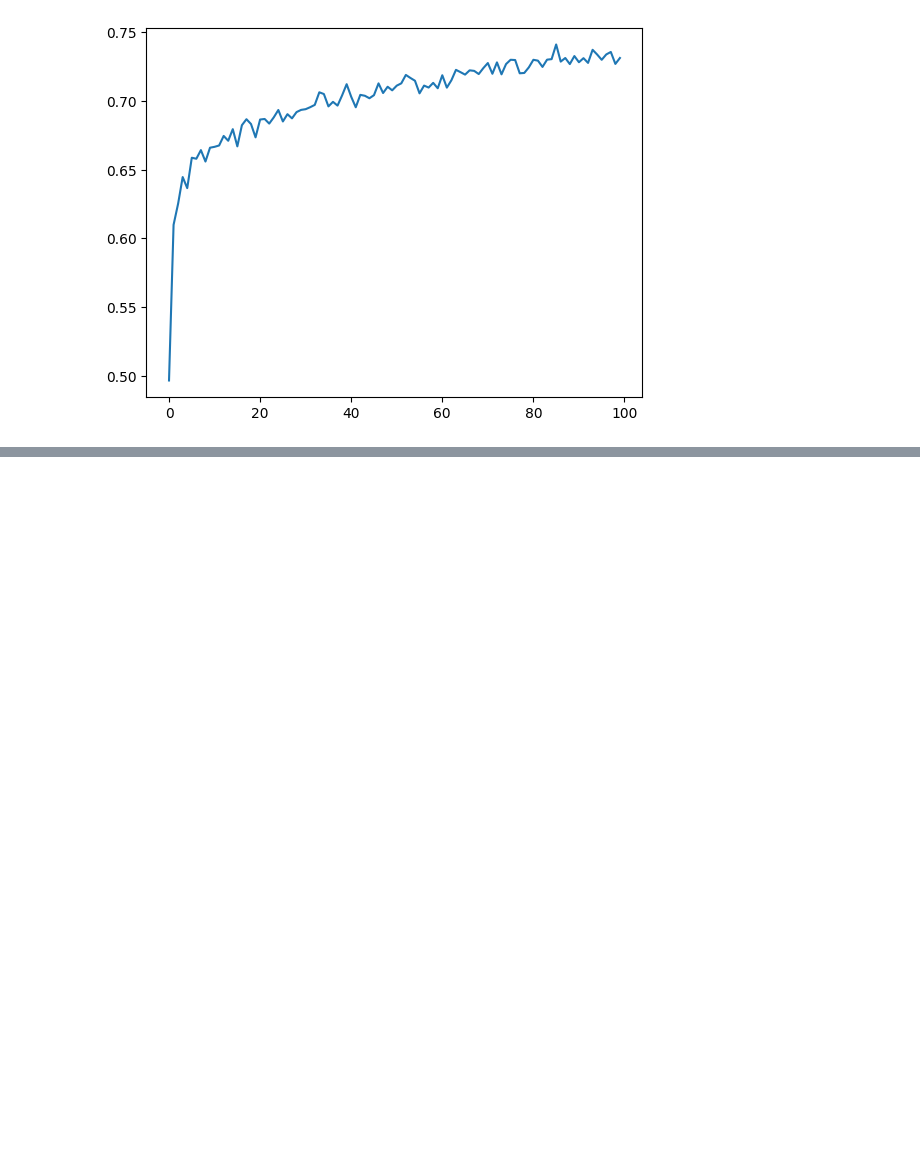
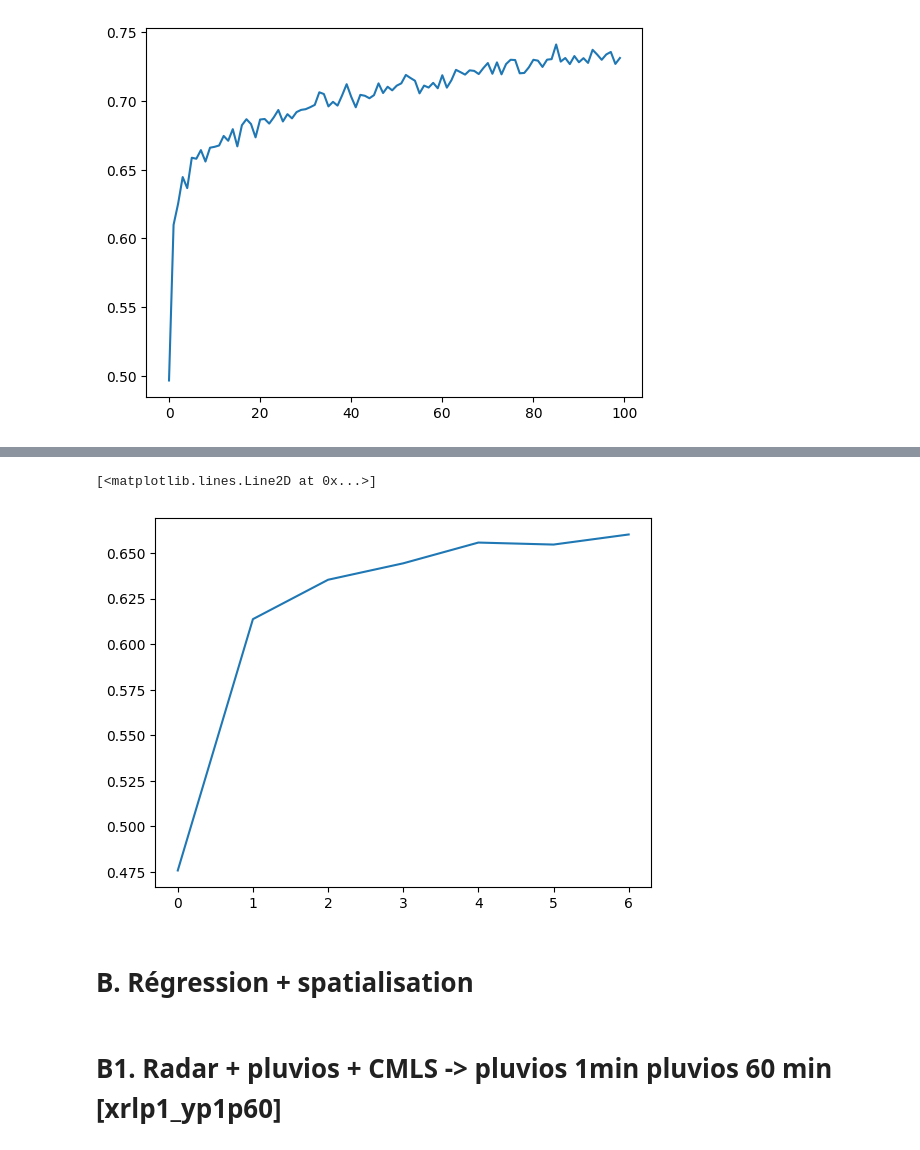
Before and after one commit to nanopiero/fusion, a Jupyter notebook: notebooks/training_fcn.ipynb, the cells around one changed output, grey strips where cells are left out. Drawn from its saved outputs; the diff is of its cells as text; code cells hidden in the pictures; blank space fills up the shorter version.

```diff
--- a/notebooks/training_fcn.ipynb
+++ b/notebooks/training_fcn.ipynb
@@ -282,6 +282,11 @@ size = nsteps * 3
 model = UNet(ch_in, ch_out, size).to(device)
 optimizer = torch.optim.Adam(model.parameters(), lr=0.005)
 # %%
+
+import torch
+import torch.nn as nn
+import torch.nn.functional as F
+from sklearn.metrics import confusion_matrix
 class QPELoss_fcn(nn.Module):
     def __init__(self, cumuls_1h = False):
         super(QPELoss_fcn, self).__init__()
@@ -304,7 +309,7 @@ class QPELoss_fcn(nn.Module):
       output_qpe = outputs[:, 2*nsteps:3*nsteps , ...]\
                                 .view(bs, 1, nsteps, S**2)
 
-      masked_output_qpe = outputs_qpe[mask][masked_targets > 0]
+      masked_output_qpe = output_qpe[mask][masked_targets > 0]
       masked_target_qpe = masked_targets[masked_targets > 0]
 
 
@@ -374,6 +377,7 @@ model.train()
 for epoch in range(100):
 
   running_regression_loss = 0.0
+  running_regression_loss_1h = 0.0
   running_segmentation_loss = 0.0
   train_confusion_matrix = np.zeros((2, 2), dtype=int)
   for i, (images, pairs, filters) in enumerate(loader):
@@ -406,7 +410,7 @@ for epoch in range(100):
     optimizer.zero_grad()  # Zero the gradients
     outputs = model(inputs)  # Forward pass
 
-    regression_loss, segmentation_loss, loss, batch_cm = criterion(model.p, outputs, targets)
+    regression_loss, regression_loss_1h, segmentation_loss, loss, batch_cm = criterion(model.p, outputs, targets)
     loss.backward()  # Backward pass
     optimizer.step()  # Update the weights
 
@@ -414,14 +418,16 @@ for epoch in range(100):
     torch.cuda.empty_cache()
 
     running_regression_loss += regression_loss
+    running_regression_loss_1h += regression_loss_1h
     running_segmentation_loss += segmentation_loss
     train_confusion_matrix += batch_cm
 
   # Calculating average training loss
   train_regression_loss = running_regression_loss / len(loader)
+  train_regression_loss_1h = running_regression_loss_1h / len(loader)
   train_segmentation_loss = running_segmentation_loss / len(loader)
-  train_losses.append((epoch, train_regression_loss, train_segmentation_loss, train_confusion_matrix))
-  print(f'Training, Regression Loss: {train_regression_loss:.4f}, Segmentation Loss:{train_segmentation_loss:.4f}' )
+  train_losses.append((epoch, train_regression_loss, train_regression_loss_1h, train_segmentation_loss, train_confusion_matrix))
+  print(f'Training, Regression Loss: {train_regression_loss:.4f}, Regression Loss 1h: {train_regression_loss_1h:.4f}, Segmentation Loss:{train_segmentation_loss:.4f}' )
   print("Train Confusion Matrix:")
   print(train_confusion_matrix)
   accuracy, csi, sensitivity, specificity, false_alarm_ratio = compute_metrics(train_confusion_matrix)
@@ -429,0 +455,12 @@ for epoch in range(100):
+# %%
+i = -1
+j = 1
+csi_values = [compute_metrics(x[i])[j] for x in train_losses]
+plt.plot(csi_values)
+# %% [output]
+[<matplotlib.lines.Line2D at 0x...>]
+[figure, added]
+# %% [markdown]
+# B. Régression + spatialisation
+# %% [markdown]
+# B1. Radar + pluvios + CMLS -> pluvios 1min pluvios 60 min [xrlp1_yp1p60]
```
Also changed, not shown: parts of 10 cells of this notebook.
